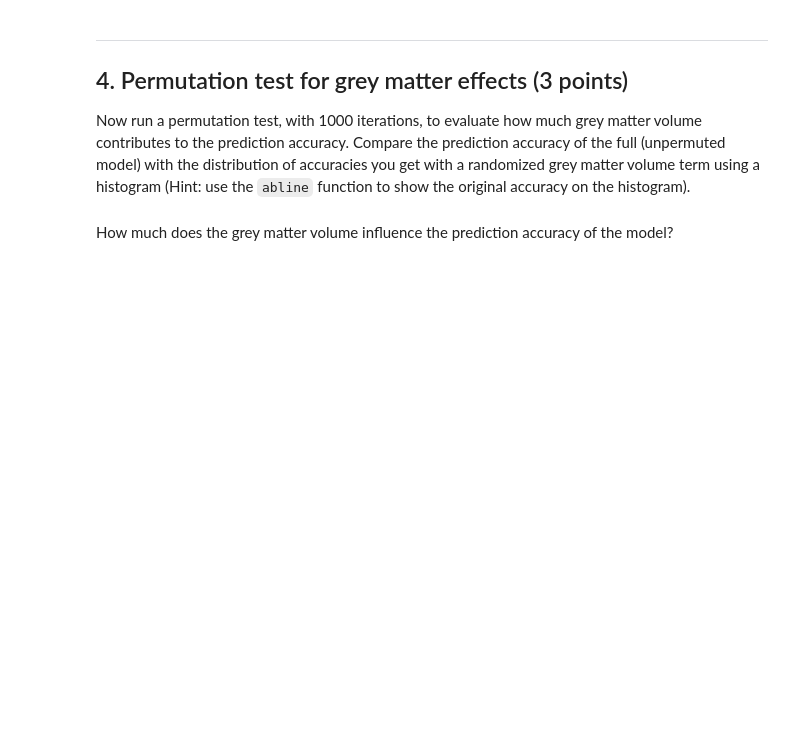
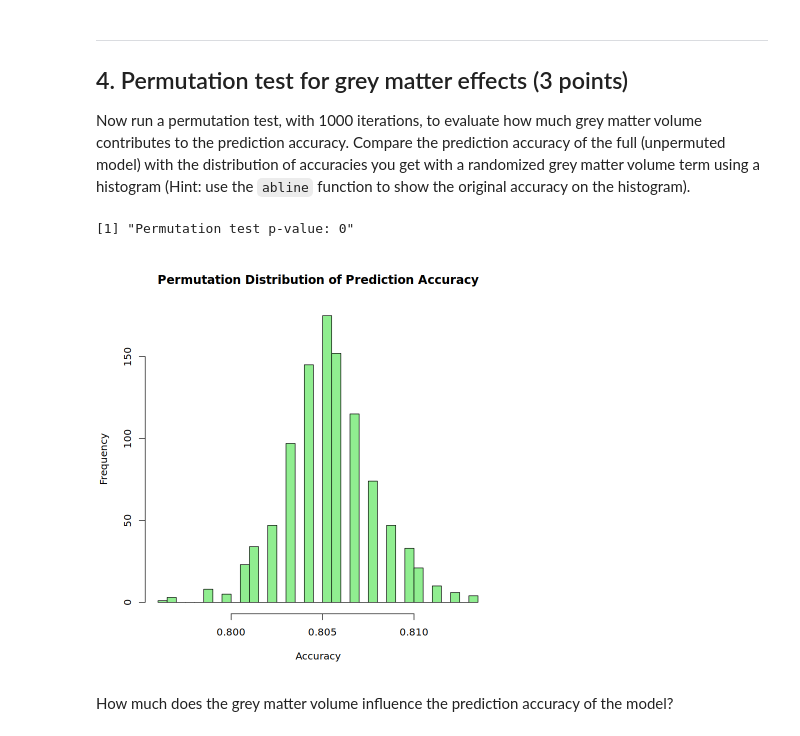
Before and after one commit to cnsimmons/Simmons_DSPN_S25, a Jupyter notebook: ExerciseSubmissions/ex13_resampling-methods.ipynb, the cells around one changed output. Saved outputs shown, nothing was run; the diff lists cells and outputs as text; code cells hidden in the pictures; blank space fills up the shorter version.

```diff
--- a/ExerciseSubmissions/ex13_resampling-methods.ipynb
+++ b/ExerciseSubmissions/ex13_resampling-methods.ipynb
@@ -73,3 +180,39 @@ Now run a permutation test, with 1000 iterations, to evaluate how much grey matt
+# %%
+# 4. Permutation test for grey matter effects
+set.seed(456) # For reproducibility
+n_permutations <- 1000
+permutation_accuracies <- numeric(n_permutations)
+
+for (i in 1:n_permutations) {
+  # Create permuted data with randomized grey matter volume
+  perm_data <- d1
+  perm_data$FS_Total_GM_Vol <- sample(d1$FS_Total_GM_Vol)
+
+  # Fit model on permuted data
+  perm_model <- glm(Gender_binary ~ FS_Tot_WM_Vol + FS_Total_GM_Vol + FS_IntraCranial_Vol,
+                   data = perm_data, family = binomial())
+
+  # Make predictions
+  perm_predictions <- predict(perm_model, type = "response")
+  perm_predicted_gender <- ifelse(perm_predictions > 0.5, 1, 0)
+
+  # Calculate and store accuracy
+  permutation_accuracies[i] <- mean(perm_predicted_gender == perm_data$Gender_binary)
+}
+
+# Plot histogram of permutation accuracies
+hist(permutation_accuracies, main = "Permutation Distribution of Prediction Accuracy",
+     xlab = "Accuracy", col = "lightgreen", breaks = 30)
+
+# Add line for original accuracy
+abline(v = accuracy, col = "red", lwd = 2)
+
+# Calculate p-value (proportion of permutation accuracies >= original accuracy)
+p_value <- mean(permutation_accuracies >= accuracy)
+print(paste("Permutation test p-value:", p_value))
+# %% [output]
+[1] "Permutation test p-value: 0"
+[figure, added]
 # %% [markdown]
 How much does the grey matter volume influence the prediction accuracy of the model?
 # %% [markdown]
```
Also changed, not shown: parts of 16 cells of this notebook.
